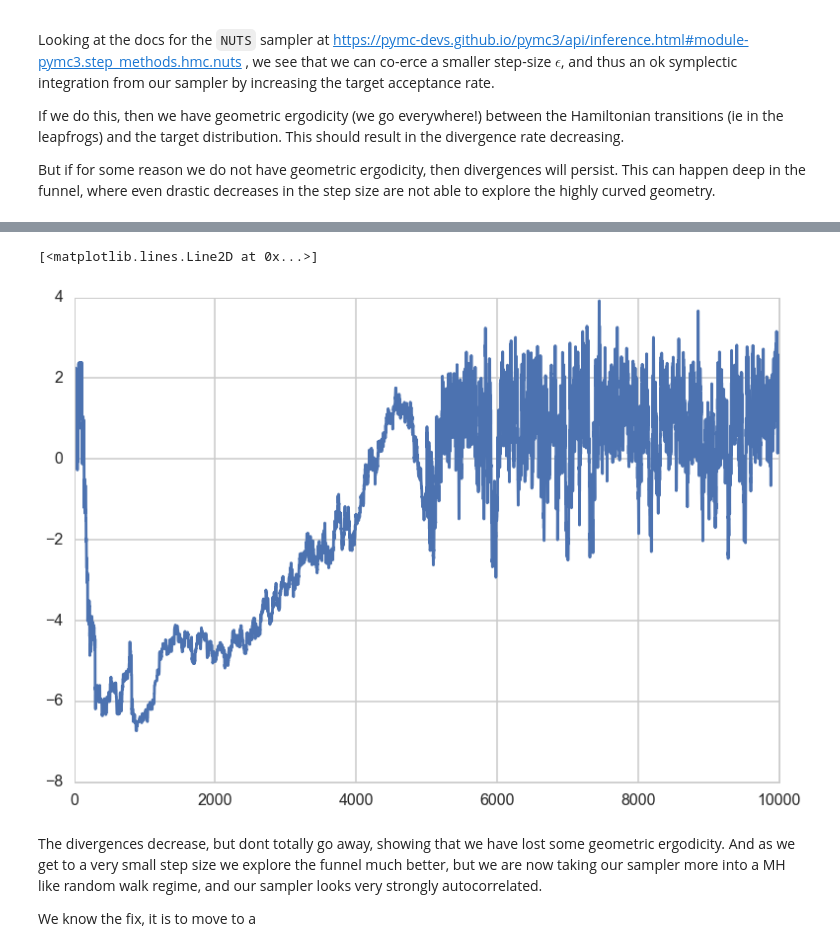
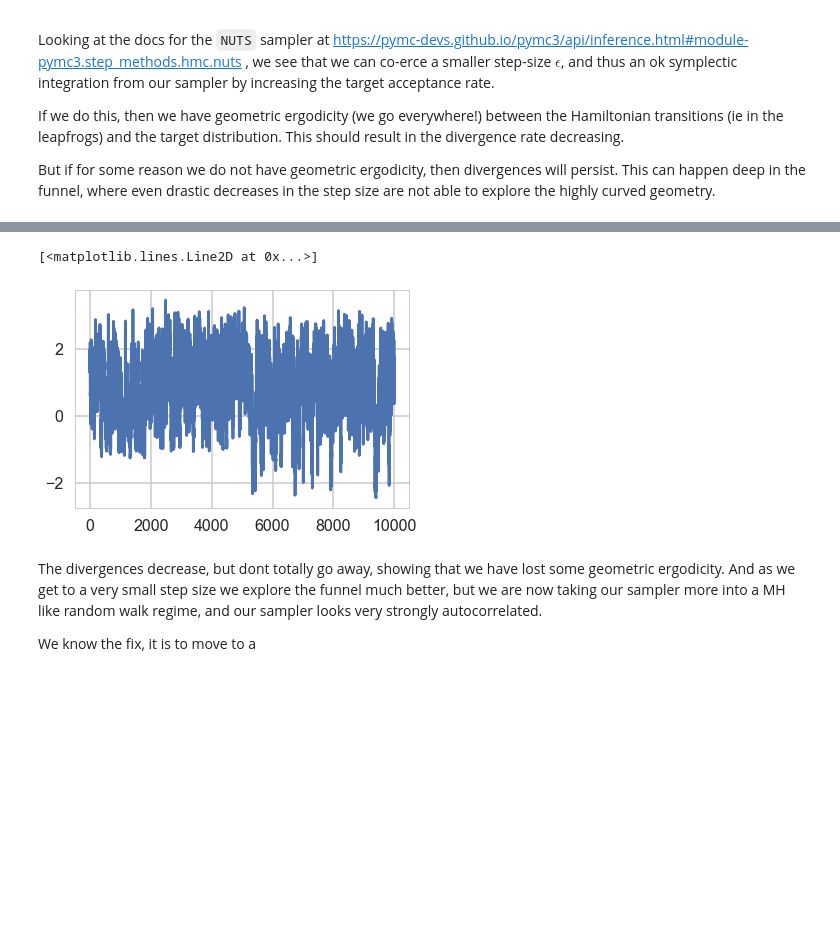
Before and after one commit to AM207/2018spring, a Jupyter notebook: wiki/hmctweaking.ipynb, the cells around one changed output, grey strips where cells are left out. Cells and saved outputs as stored; diff of their text form; code cells hidden in the pictures; blank space fills up the shorter version.

```diff
--- a/wiki/hmctweaking.ipynb
+++ b/wiki/hmctweaking.ipynb
@@ -193,8 +203,8 @@ for t in [trace1_85, trace1_90, trace1_95, trace1_99]:
 # %%
-plt.plot(trace1_99['tau_log_'])
+plt.plot(trace1_99['tau_log__'])
 # %% [output]
 [<matplotlib.lines.Line2D at 0x...>]
-[figure, old version]
+[figure, new version]
 # %% [markdown]
 The divergences decrease, but dont totally go away, showing that we have lost some geometric ergodicity. And as we get to a very small step size we explore the funnel much better, but we are now taking our sampler more into a MH like random walk regime, and our sampler looks very strongly autocorrelated.
 
```
Also changed, not shown: parts of 29 cells of this notebook, 41 other files.
